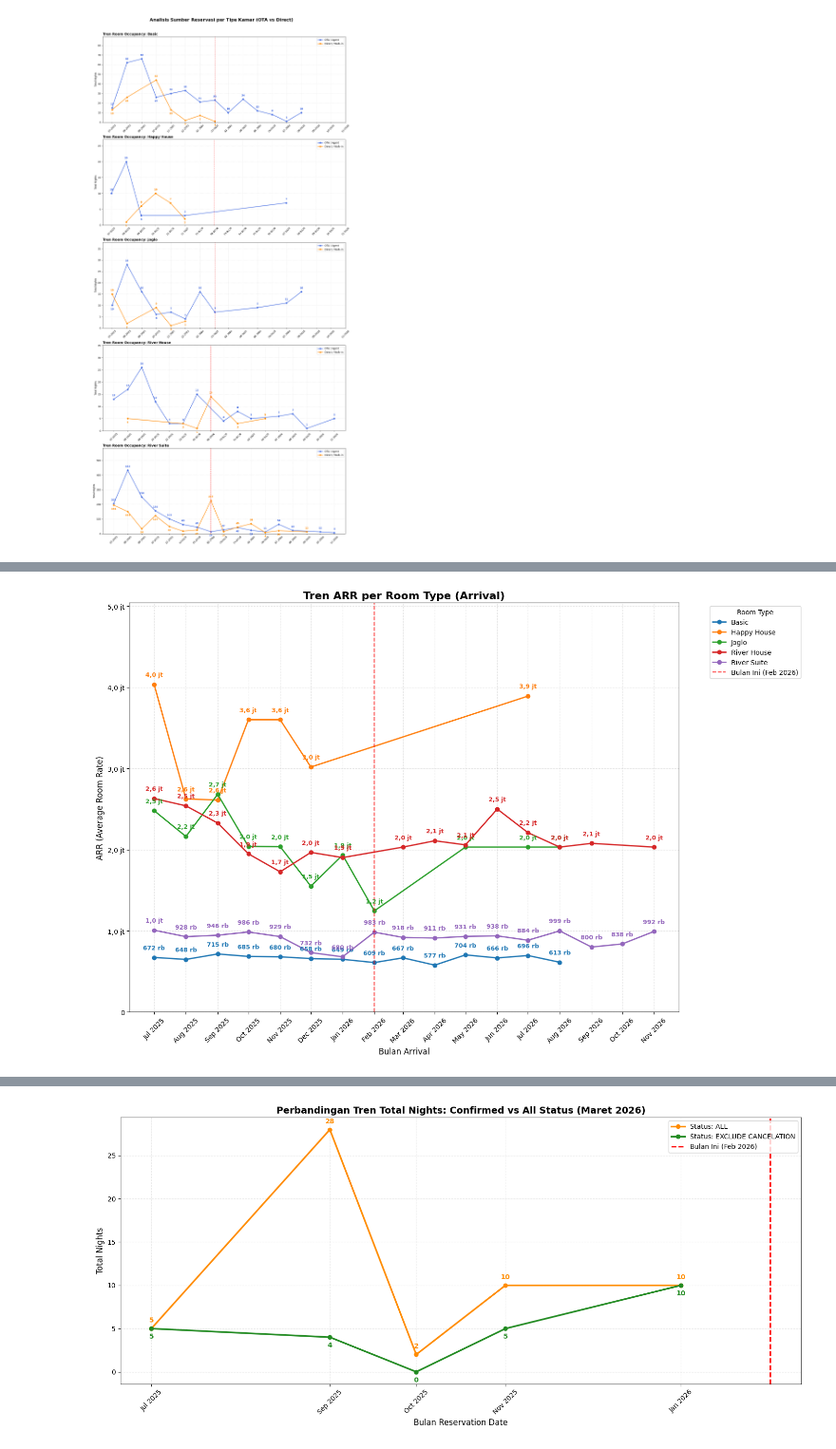
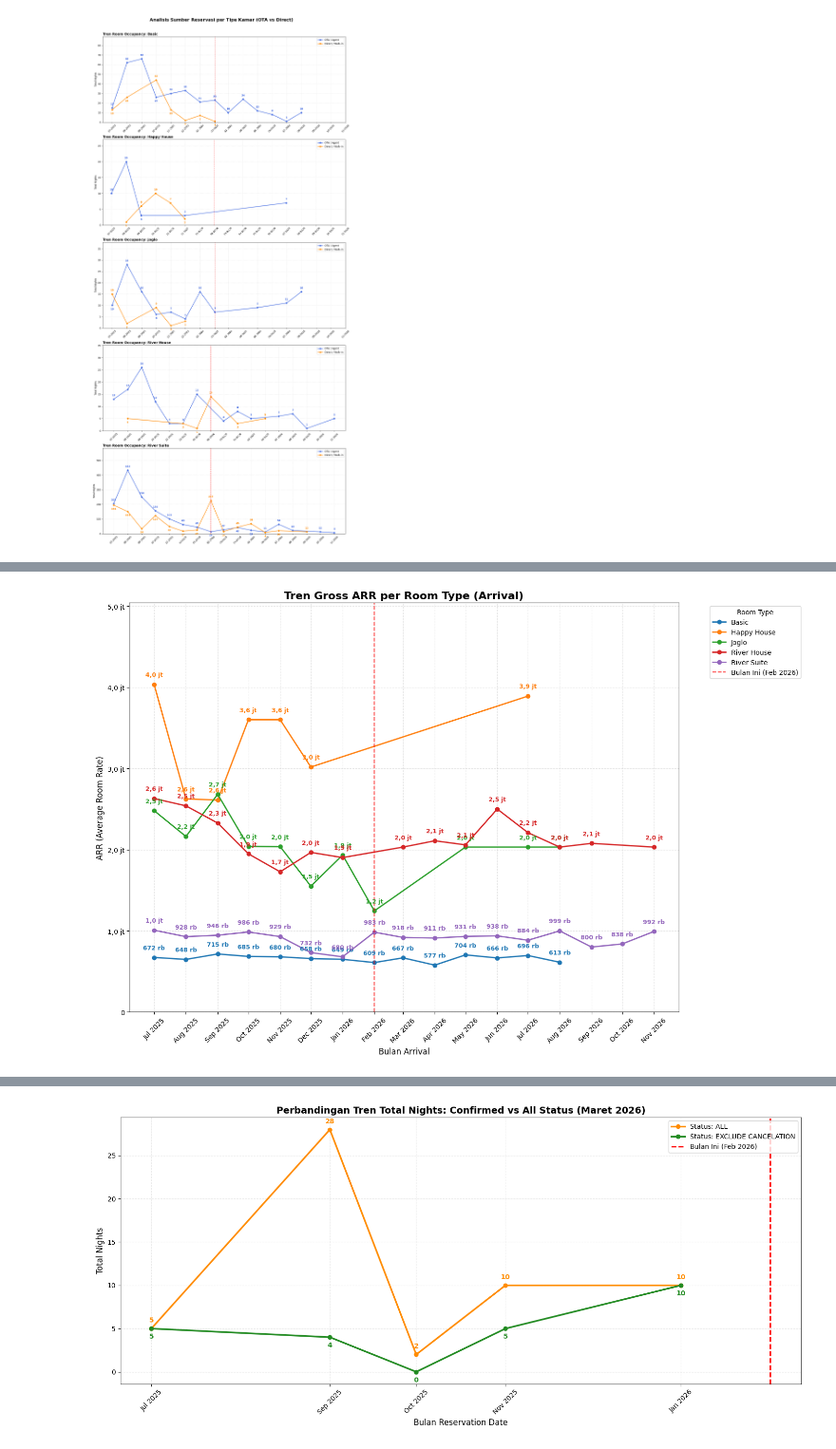
Before and after one commit to mahaputra971/pt_skp_ota_analyst, a Jupyter notebook: pondok_pitaya_analyst/pp_guespro.ipynb, the cells around one changed output, grey strips where cells are left out. Shown at 95% size. Saved outputs shown, nothing was run; the diff lists cells and outputs as text; code cells hidden in the pictures.

```diff
--- a/pondok_pitaya_analyst/pp_guespro.ipynb
+++ b/pondok_pitaya_analyst/pp_guespro.ipynb
@@ -4,7 +4,7 @@ import pandas as pd
 import matplotlib.pyplot as plt
 import seaborn as sns
 # %%
-df = pd.read_excel("/home/mahaputra971/pt_skp/dataset/Reservation.xls")
+df = pd.read_excel("/home/mahaputra777/pt_skp/dataset/Reservation.xls")
 # %%
 df.head()
 # %% [output]
@@ -693,35 +693,35 @@ for room_type in monthly_data['Room Type'].unique():
         color = line[0].get_color() # Ambil warna garis untuk teks label
 
         # Tambahkan Label Detail Harga per Titik (format ringkas)
         for x, y in zip(subset['Arrival'], subset['ARR']):
             ax.text(x, y + (max_arr * 0.02), format_compact(y),
                     color=color, fontsize=9, fontweight='bold', ha='center', va='bottom')
 
 # Tambahkan Padding pada Sumbu Y agar label paling atas tidak terpotong
 ax.set_ylim(0, max_arr * 1.25)
 
 # Tambahkan Garis Penanda Bulan Ini
 today = pd.Timestamp(datetime.now()).replace(day=1, hour=0, minute=0, second=0, microsecond=0)
 plt.axvline(x=today, color='red', linestyle='--', alpha=0.7, label=f'Bulan Ini ({today.strftime("%b %Y")})')
 
 # Elemen Estetik
-plt.title('Tren ARR per Room Type (Arrival)', fontsize=16, fontweight='bold')
+plt.title('Tren Gross ARR per Room Type (Arrival)', fontsize=16, fontweight='bold')
 plt.xlabel('Bulan Arrival', fontsize=12)
 plt.ylabel('ARR (Average Room Rate)', fontsize=12)
 plt.grid(True, linestyle='--', alpha=0.3)
 plt.legend(title='Room Type', bbox_to_anchor=(1.05, 1), loc='upper left')
 
 # Terapkan format ringkas pada sumbu Y juga agar seragam
 ax.yaxis.set_major_formatter(FuncFormatter(format_compact))
 
 # Pastikan semua bulan muncul di sumbu X meski datanya difilter
 all_ticks = sorted(monthly_data['Arrival'].unique())
 plt.xticks(all_ticks, [d.strftime('%b %Y') for d in all_ticks], rotation=45)
 
 plt.tight_layout()
 plt.show()
 # %% [output]
-[figure, old version]
+[figure, new version]
 # %%
 start_date = '2026-03-01'
 end_date = '2026-03-31'
```
Also changed, not shown: parts of 1 cell of this notebook, 19 other files.
